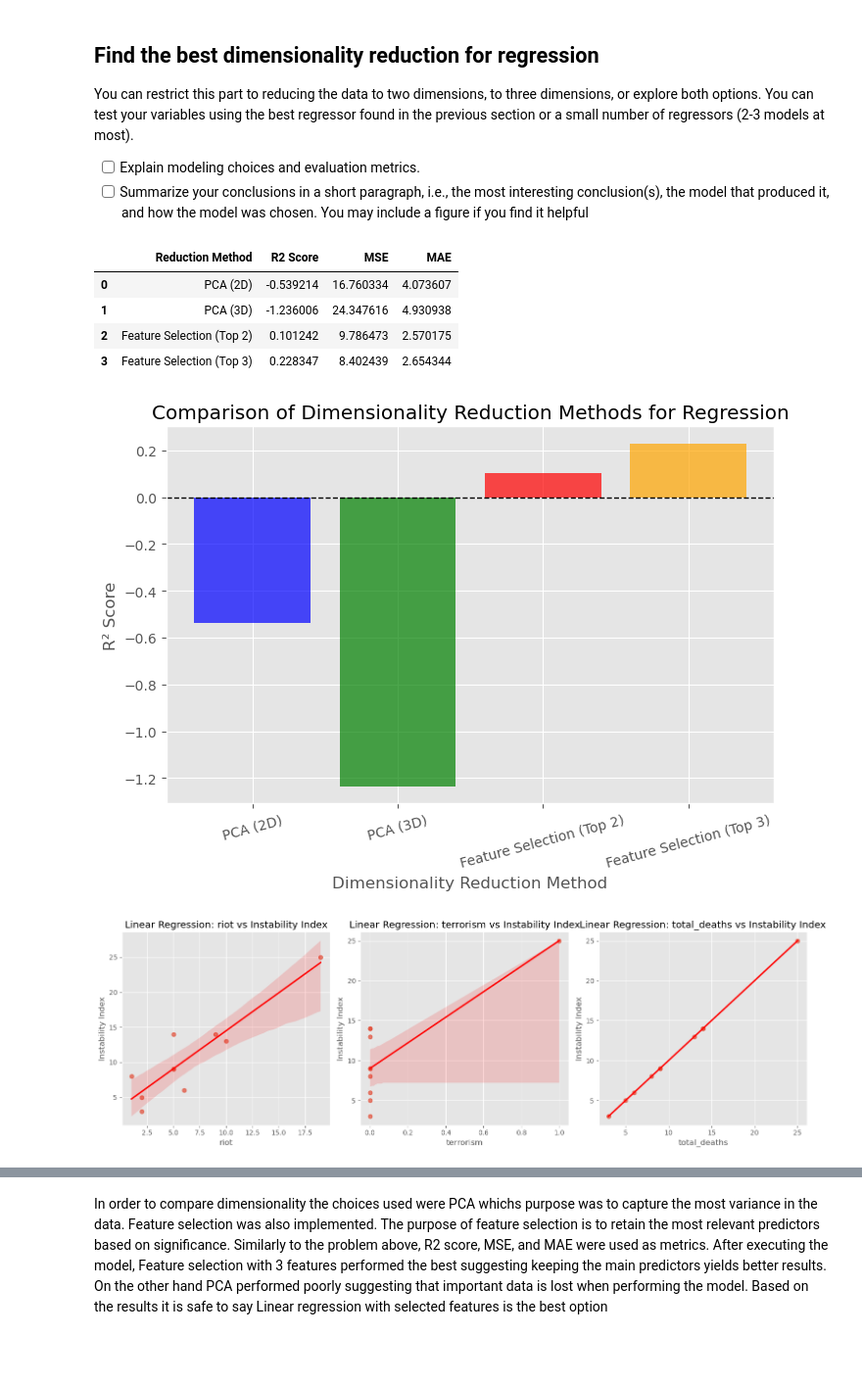
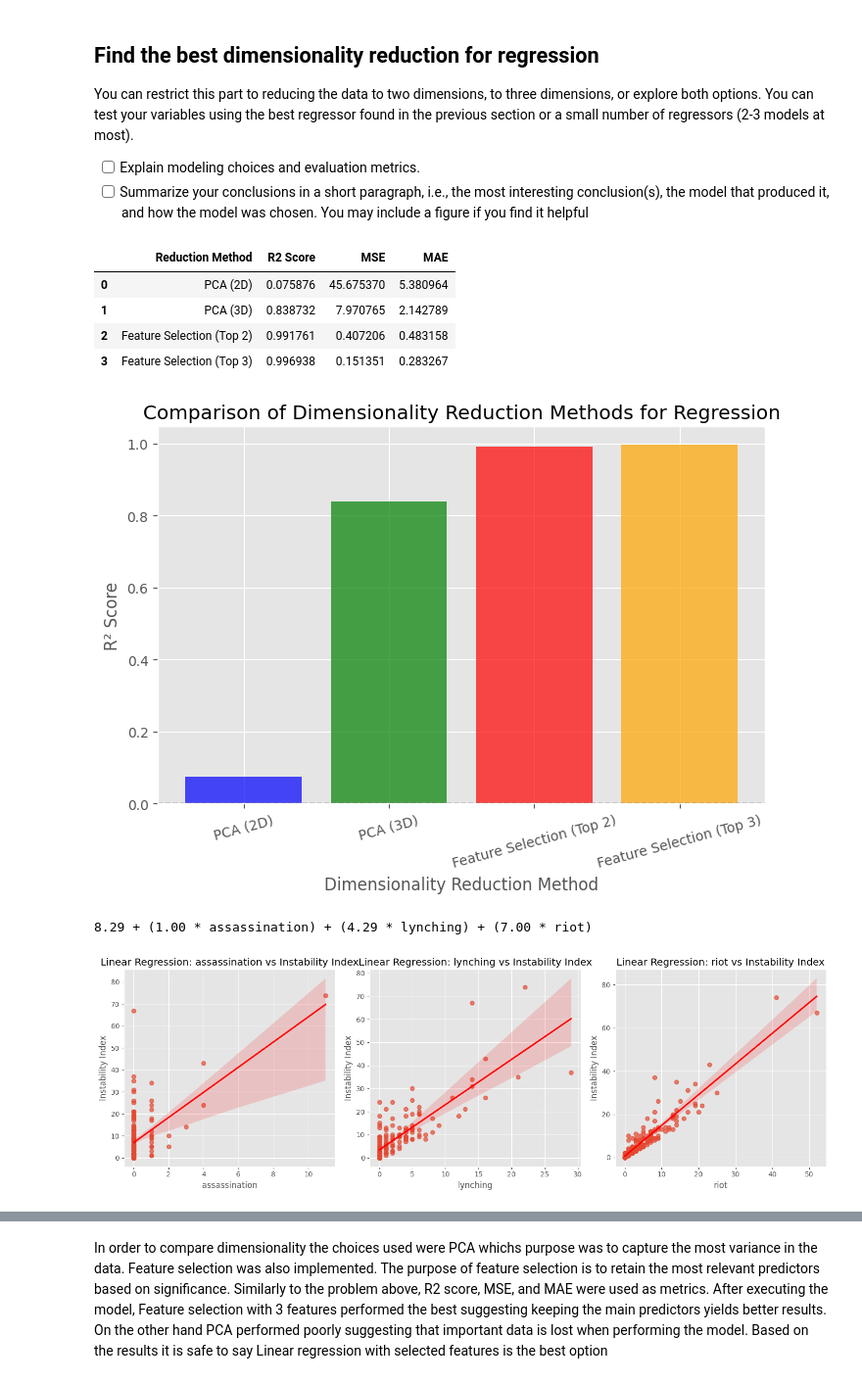
Before and after one commit to yhernandezm05/Final_project_data221, a Jupyter notebook: FInal_project.ipynb, the cells around one changed output, grey strips where cells are left out. Shown at 98% size. Drawn from its saved outputs; the diff is of its cells as text; code cells hidden in the pictures; blank space fills up the shorter version.

```diff
--- a/FInal_project.ipynb
+++ b/FInal_project.ipynb
@@ -54,7 +54,7 @@ for name, df in dataframes.items():
     df.reset_index(inplace=True)
     dataframes[name] = df
 
-filtered_data = {name: df[(df["time"] >= 1901) & (df["time"] <= 1910)] for name, df in dataframes.items()}
+filtered_data = {name: df for name, df in dataframes.items()}
 
 yordi_joined = filtered_data["pltheight"].merge(filtered_data["pltevi"], on="time").merge(filtered_data["plthsus"], on="time")
 # %%
@@ -118,12 +118,13 @@ dariel_joined[["assassination", "executions", "insurrection", "lynching",
                "mass suicide", "rampage", "riot", "terrorism", "war"]].fillna(0)
 
 years_wanted = [1901, 1902, 1903, 1904, 1905, 1906, 1907, 1908, 1909, 1910]
-dariel_joined = dariel_joined[dariel_joined["time"].isin(years_wanted)]
 dariel_joined["time"] = dariel_joined["time"].apply(lambda x : str(x))
 dariel_joined["ratio"] = dariel_joined["ratio"].interpolate(method='linear')
 dariel_joined["total_deaths"] = dariel_joined[["assassination", "executions", "insurrection", "lynching",
                                                "mass suicide", "rampage", "riot", "terrorism", "war"]].sum(axis=1)
 dariel_joined = dariel_joined.reset_index().drop(columns="index")
+# %%
+yordi_joined["time"] = yordi_joined["time"].astype(int)
 # %%
 # Once both of us have wrangled our data, uncomment this and boom we have our data
 
@@ -133,4 +134,6 @@ dariel_joined["time"] = dariel_joined["time"].astype(int)
 
 df = pd.merge(dariel_joined, yordi_joined, left_on="time", right_on="time", how="outer")
 # %%
-df
+df = df[(df['time'] >= 1793) & (df['time'] <= 1970)].reset_index().drop(columns="index")
+df["polarization"] = df["polarization"].interpolate(method='linear')
+#1793-1970 to avoid missing values
@@ -382,10 +388,10 @@ results_reduction_df = pd.DataFrame(results_reduction)
 results_reduction_df
 # %% [output]
 |  | Reduction Method | R2 Score | MSE | MAE |
-| 0 | PCA (2D) | -0.539214 | 16.760334 | 4.073607 |
-| 1 | PCA (3D) | -1.236006 | 24.347616 | 4.930938 |
-| 2 | Feature Selection (Top 2) | 0.101242 | 9.786473 | 2.570175 |
-| 3 | Feature Selection (Top 3) | 0.228347 | 8.402439 | 2.654344 |
+| 0 | PCA (2D) | 0.075876 | 45.675370 | 5.380964 |
+| 1 | PCA (3D) | 0.838732 | 7.970765 | 2.142789 |
+| 2 | Feature Selection (Top 2) | 0.991761 | 0.407206 | 0.483158 |
+| 3 | Feature Selection (Top 3) | 0.996938 | 0.151351 | 0.283267 |
 # %%
 plt.figure(figsize=(8, 5))
 plt.bar(results_reduction_df["Reduction Method"], results_reduction_df["R2 Score"], alpha=0.7, color=['blue', 'green', 'red', 'orange'])
@@ -396,33 +402,36 @@ plt.axhline(0, color="black", linewidth=1, linestyle="--")  # Reference line at
 plt.xticks(rotation=15)
 plt.show()
 # %% [output]
-[figure, old version]
+[figure, new version]
 # %%
 import seaborn as sns
 final_model = LinearRegression()
 final_model.fit(X_sel_3d, y)
 coefficients = final_model.coef_
 intercept = final_model.intercept_
 selected_features_idx = selector_3d.get_support(indices=True)
 selected_feature_names = [df.columns[i + 1] for i in selected_features_idx]
 
+equation = f"{intercept:.2f} "  # Initialize the equation with the intercept
+
 for coef, feature in zip(coefficients, selected_feature_names):
     equation += f"+ ({coef:.2f} * {feature}) "
 
-equation
+print(equation)
 
 fig, axes = plt.subplots(1, 3, figsize=(15, 5))
 
 for i, feature in enumerate(selected_feature_names):
     sns.regplot(x=df[feature], y=y, ax=axes[i], scatter_kws={'alpha': 0.7}, line_kws={"color": "red"})
     axes[i].set_xlabel(feature)
     axes[i].set_ylabel("Instability Index")
     axes[i].set_title(f"Linear Regression: {feature} vs Instability Index")
 
 plt.tight_layout()
 plt.show()
 # %% [output]
+8.29 + (1.00 * assassination) + (4.29 * lynching) + (7.00 * riot)
-[figure, old version]
+[figure, new version]
 # %%
 additional_features = ["EVI", "HSUS"]
 selected_feature_names_extended = selected_feature_names + additional_features
```
Also changed, not shown: parts of 16 cells of this notebook.
